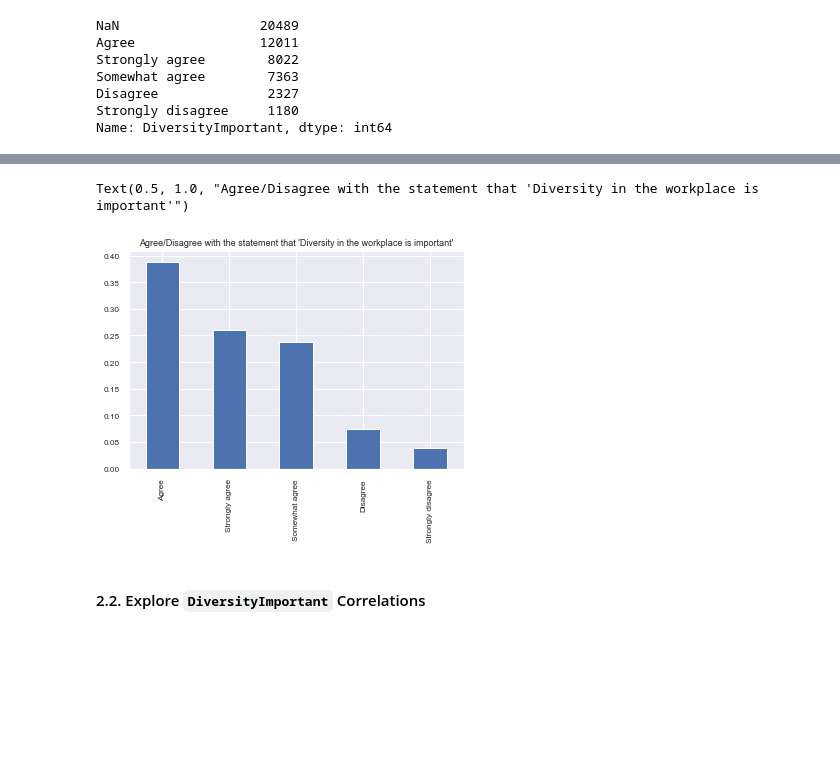
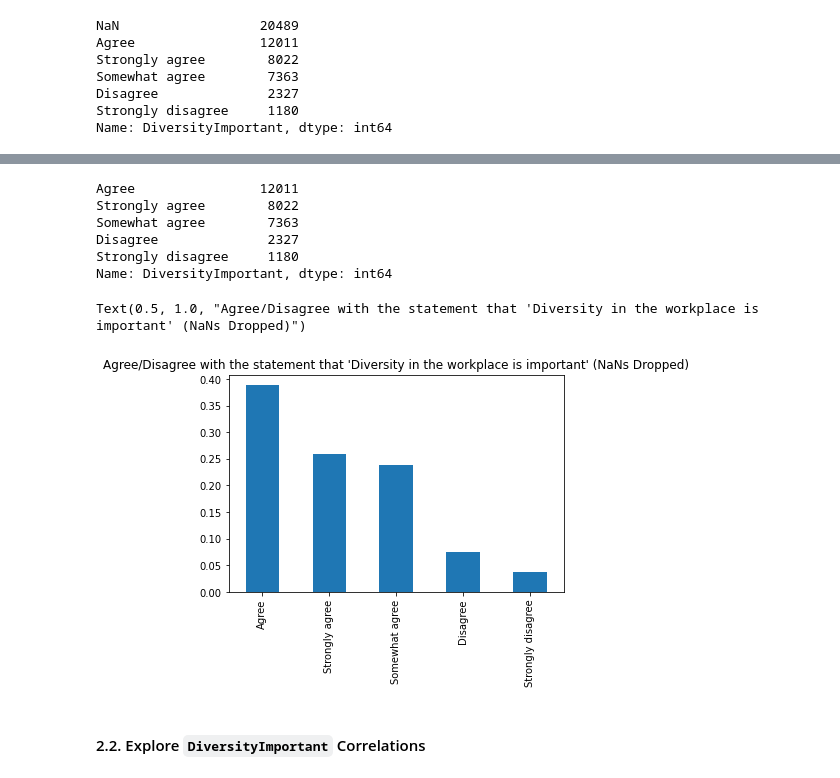
Before and after one commit to goitom/project_1_blog_post, a Jupyter notebook: Stack_Overflow_Survey_Diversity.ipynb, the cells around one changed output, grey strips where cells are left out. Saved outputs shown, nothing was run; the diff lists cells and outputs as text; code cells hidden in the pictures; blank space fills up the shorter version.

```diff
--- a/Stack_Overflow_Survey_Diversity.ipynb
+++ b/Stack_Overflow_Survey_Diversity.ipynb
@@ -85,13 +85,22 @@ Text(0.5, 1.0, "Agree/Disagree with the statement that 'Diversity in the workpla
 # Since the DiversityImportant Column is our variable of interest
 # we can drop any rows where it is missing
 df_2017 = df_2017.dropna(subset = ['DiversityImportant'])
+# %%
+df_2017['DiversityImportant'].value_counts(dropna=False)
+# %% [output]
+Agree                12011
+Strongly agree        8022
+Somewhat agree        7363
+Disagree              2327
+Strongly disagree     1180
+Name: DiversityImportant, dtype: int64
 # %%
 diversity_importance_value_counts = df_2017['DiversityImportant'].value_counts(dropna=False)
 (diversity_importance_value_counts/df_2017.shape[0]).plot(kind="bar")
-plt.title("Agree/Disagree with the statement that 'Diversity in the workplace is important'")
+plt.title("Agree/Disagree with the statement that 'Diversity in the workplace is important' (NaNs Dropped)")
 # %% [output]
-Text(0.5, 1.0, "Agree/Disagree with the statement that 'Diversity in the workplace is important'")
+Text(0.5, 1.0, "Agree/Disagree with the statement that 'Diversity in the workplace is important' (NaNs Dropped)")
-[figure, old version]
+[figure, new version]
 # %%
 df_2017_1 = df_2017.drop(
     columns=['CareerSatisfaction',
```
Also changed, not shown: parts of 19 cells of this notebook, 4 other files.
